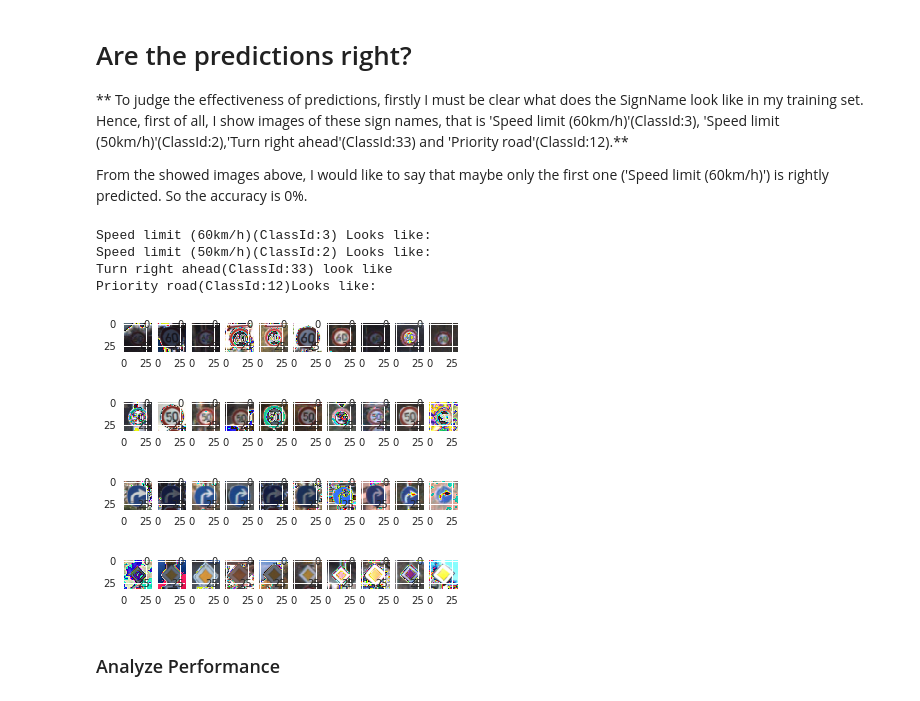
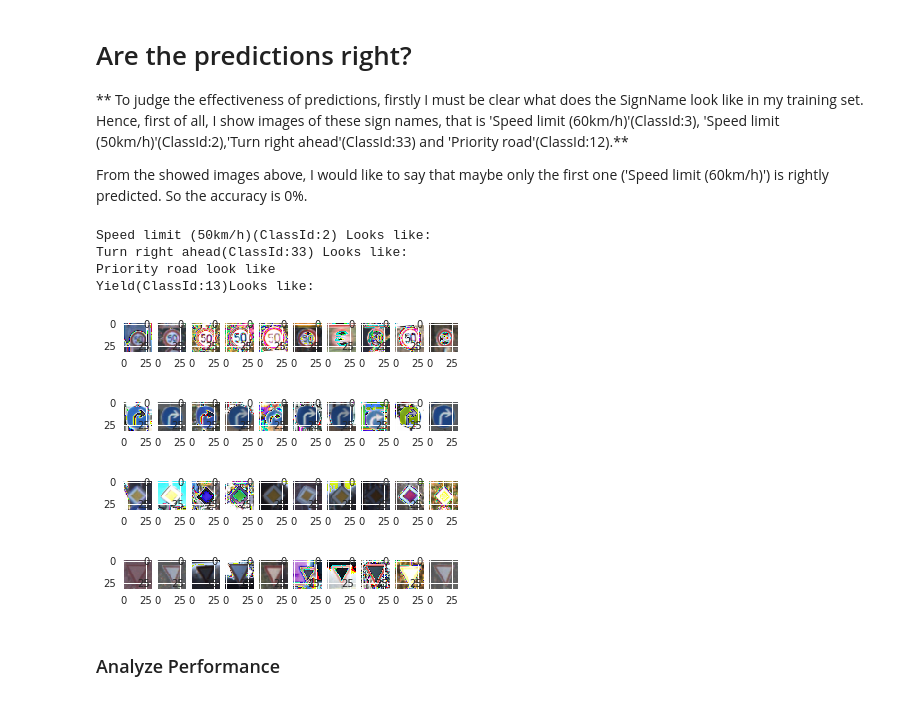
Before and after one commit to amirkhango/Traffic-Sign-Classifier-Proj2, a Jupyter notebook: Traffic_Sign_Classifier.ipynb, the cells around one changed output. Saved outputs shown, nothing was run; the diff lists cells and outputs as text; code cells hidden in the pictures.

```diff
--- a/Traffic_Sign_Classifier.ipynb
+++ b/Traffic_Sign_Classifier.ipynb
@@ -539,50 +538,51 @@ Their predicted results from right to left are respectively:['Priority road' 'Sp
 
 From the showed images above, I would like to say that maybe only the first one ('Speed limit (60km/h)') is rightly predicted. So the accuracy is 0%.
 # %%
-print('Speed limit (60km/h)(ClassId:3) Looks like:')
-show1 = X_train[y_train==3]
-fig = plt.figure()
-len_display = 10 # The sequence number you wanna display.
-for idx in range(len_display):
-    #print(timestamp_train[idx])
-    ax = fig.add_subplot(1, 10, idx+1) # this line adds sub-axes
-    ax.imshow(show1[idx]) # this line creates the image using the pre-defined sub axes
-
 print('Speed limit (50km/h)(ClassId:2) Looks like:')
 show1 = X_train[y_train==2]
 fig = plt.figure()
 len_display = 10 # The sequence number you wanna display.
 for idx in range(len_display):
 #print(timestamp_train[idx])
     ax = fig.add_subplot(1, 10, idx+1) # this line adds sub-axes
     ax.imshow(show1[idx]) # this line creates the image using the pre-defined sub axes
 
-print('Turn right ahead(ClassId:33) look like')
-show2 = X_train[y_train==33]
+print('Turn right ahead(ClassId:33) Looks like:')
+show1 = X_train[y_train==33]
+fig = plt.figure()
+len_display = 10 # The sequence number you wanna display.
+for idx in range(len_display):
+    #print(timestamp_train[idx])
+    ax = fig.add_subplot(1, 10, idx+1) # this line adds sub-axes
+    ax.imshow(show1[idx]) # this line creates the image using the pre-defined sub axes
+
+
+print('Priority road look like')
+show2 = X_train[y_train==12]
 fig = plt.figure()
 len_display = 10 # The sequence number you wanna display.
 for idx in range(len_display):
     #print(timestamp_train[idx])
     ax = fig.add_subplot(1, 10, idx+1) # this line adds sub-axes
     ax.imshow(show2[idx]) # this line creates the image using the pre-defined sub axes
 
-print('Priority road(ClassId:12)Looks like:')
-show3 = X_train[y_train==12]
+print('Yield(ClassId:13)Looks like:')
+show3 = X_train[y_train==13]
 fig = plt.figure()
 len_display = 10 # The sequence number you wanna display.
 for idx in range(len_display):
 #print(timestamp_train[idx])
     ax = fig.add_subplot(1, 10, idx+1) # this line adds sub-axes
     ax.imshow(show3[idx]) # this line creates the image using the pre-defined sub axes
 # %% [output]
-Speed limit (60km/h)(ClassId:3) Looks like:
 Speed limit (50km/h)(ClassId:2) Looks like:
-Turn right ahead(ClassId:33) look like
-Priority road(ClassId:12)Looks like:
+Turn right ahead(ClassId:33) Looks like:
+Priority road look like
+Yield(ClassId:13)Looks like:
-[figure, old version]
+[figure, new version]
-[figure, old version]
+[figure, new version]
-[figure, old version]
+[figure, new version]
-[figure, old version]
+[figure, new version]
 # %% [markdown]
 ### Analyze Performance
 # %%
```
Also changed, not shown: parts of 5 cells of this notebook, 1 other file.
